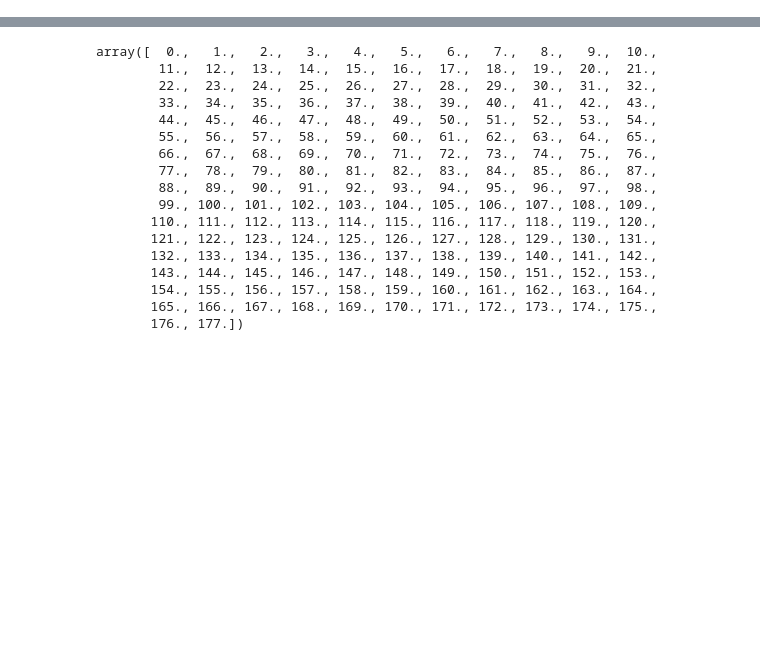
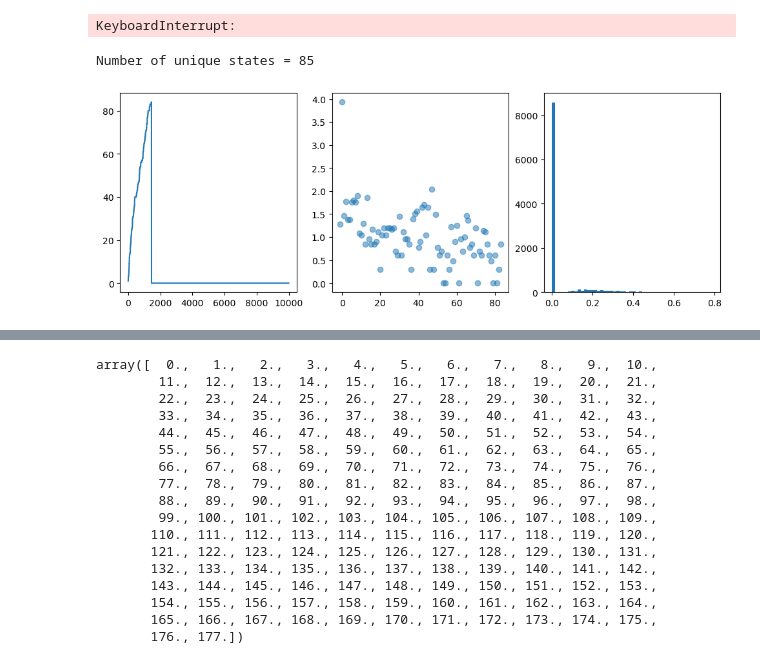
Before and after one commit to yyhhoi/HippoSLAM, a Jupyter notebook: controllers/hipposlam/try_sift.ipynb, the cells around one changed output, grey strips where cells are left out. Saved outputs shown, nothing was run; the diff lists cells and outputs as text; code cells hidden in the pictures; blank space fills up the shorter version.

```diff
--- a/controllers/hipposlam/try_sift.ipynb
+++ b/controllers/hipposlam/try_sift.ipynb
@@ -85,7 +85,7 @@ newMemoryThresh=0.1
 contrastThreshold=0.04
 edgeThreshold=0.01
 sift = SiftSceneRecognizer(min_Ndes, newMemoryThresh, contrastThreshold, edgeThreshold)
-Niters = 1000
+Niters = 10000
 sid = np.zeros(Niters)
 sval = np.zeros(Niters)
 obsnum = np.zeros(Niters)
@@ -96,6 +96,18 @@ for i in tqdm(range(Niters)):
     obsnum[i] = len(sift.obs_list)
 
 unique_sids = np.unique(sid)
+# %% [output]
+KeyboardInterrupt:
+# %%
+unique_sids, unique_counts = np.unique(sid, return_counts=True)
+print('Number of unique states = %d'%(unique_sids.shape[0]))
+fig, ax = plt.subplots(1, 3, figsize=(12, 4))
+ax[0].plot(obsnum)
+ax[1].scatter(unique_sids, np.log10(unique_counts), alpha=0.5)
+_ = ax[2].hist(sval, bins=50)
+# %% [output]
+Number of unique states = 85
+[figure, added]
 # %%
 labels = dataset.img_labels.iloc[:Niters, [1, 2, 3]].to_numpy()
 x, y, a = labels[:Niters, 0], labels[:Niters, 1], labels[:Niters, 2]
```
Also changed, not shown: parts of 1 cell of this notebook, 11 other files.
